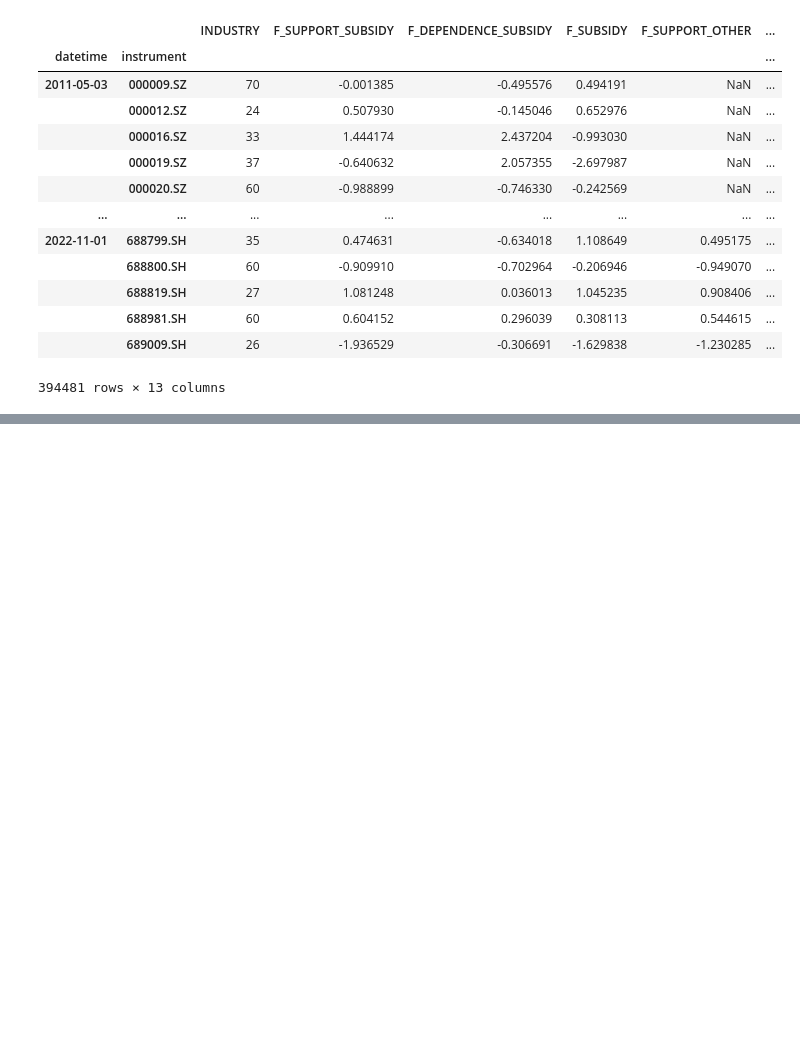
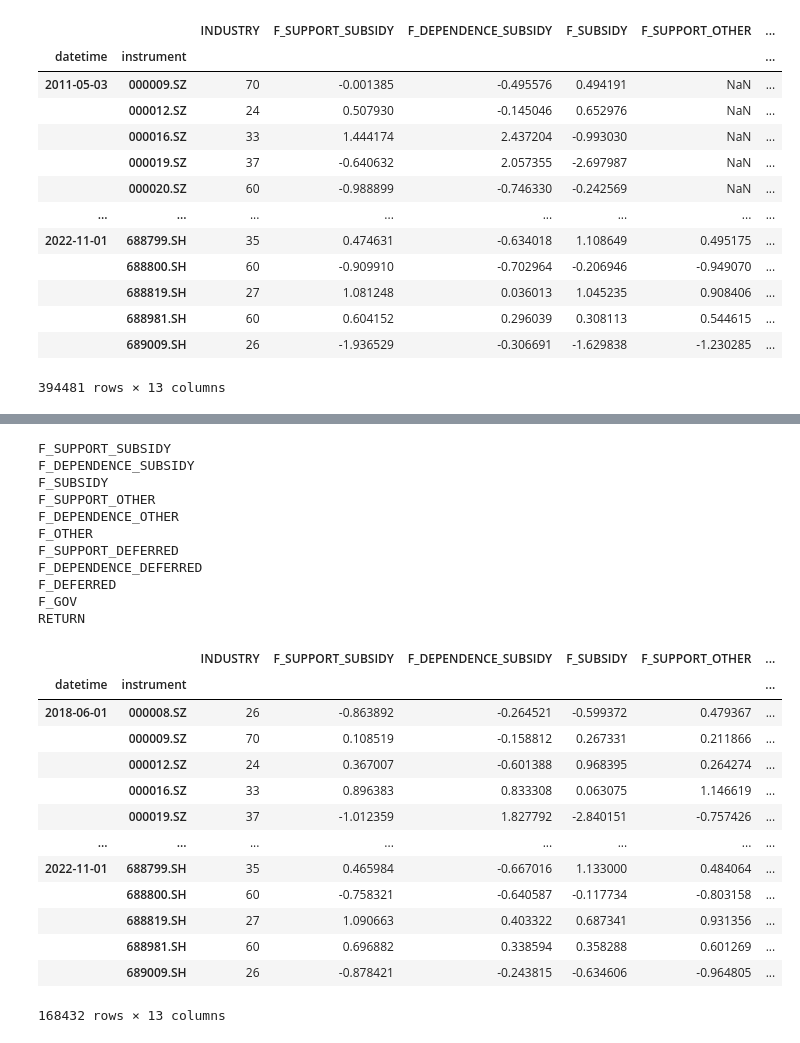
Before and after one commit to jasongangquanzhang/Government_Subsidy_Factor, a Jupyter notebook: govt_factors_analysis.ipynb, the cells around one changed output, grey strips where cells are left out. Saved outputs shown, nothing was run; the diff lists cells and outputs as text; code cells hidden in the pictures; blank space fills up the shorter version.

```diff
--- a/govt_factors_analysis.ipynb
+++ b/govt_factors_analysis.ipynb
@@ -719,0 +772,32 @@ RETURN
+# %%
+df_rolled_neu = df_rolled.copy()
+df_rolled_neu = gf.dataframe_neutralization(
+    df_rolled_neu, ind_name="INDUSTRY", ind_list=industry_lst, cap_name="Mkt_cap"
+)
+df_rolled_neu
+# %% [output]
+F_SUPPORT_SUBSIDY
+F_DEPENDENCE_SUBSIDY
+F_SUBSIDY
+F_SUPPORT_OTHER
+F_DEPENDENCE_OTHER
+F_OTHER
+F_SUPPORT_DEFERRED
+F_DEPENDENCE_DEFERRED
+F_DEFERRED
+F_GOV
+RETURN
+|  |  | INDUSTRY | F_SUPPORT_SUBSIDY | F_DEPENDENCE_SUBSIDY | F_SUBSIDY | F_SUPPORT_OTHER | ... |
+| datetime | instrument |  |  |  |  |  | ... |
+| 2018-06-01 | 000008.SZ | 26 | -0.863892 | -0.264521 | -0.599372 | 0.479367 | ... |
+|  | 000009.SZ | 70 | 0.108519 | -0.158812 | 0.267331 | 0.211866 | ... |
+|  | 000012.SZ | 24 | 0.367007 | -0.601388 | 0.968395 | 0.264274 | ... |
+|  | 000016.SZ | 33 | 0.896383 | 0.833308 | 0.063075 | 1.146619 | ... |
+|  | 000019.SZ | 37 | -1.012359 | 1.827792 | -2.840151 | -0.757426 | ... |
+| ... | ... | ... | ... | ... | ... | ... | ... |
+| 2022-11-01 | 688799.SH | 35 | 0.465984 | -0.667016 | 1.133000 | 0.484064 | ... |
+|  | 688800.SH | 60 | -0.758321 | -0.640587 | -0.117734 | -0.803158 | ... |
+|  | 688819.SH | 27 | 1.090663 | 0.403322 | 0.687341 | 0.931356 | ... |
+|  | 688981.SH | 60 | 0.696882 | 0.338594 | 0.358288 | 0.601269 | ... |
+|  | 689009.SH | 26 | -0.878421 | -0.243815 | -0.634606 | -0.964805 | ... |
+168432 rows × 13 columns
```
Also changed, not shown: parts of 6 cells of this notebook, 2 other files.
